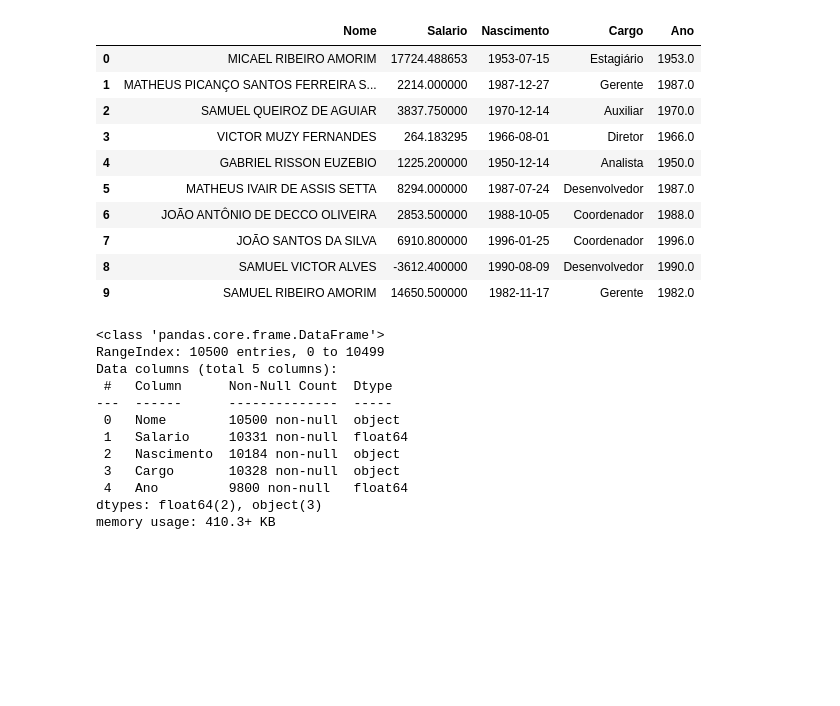
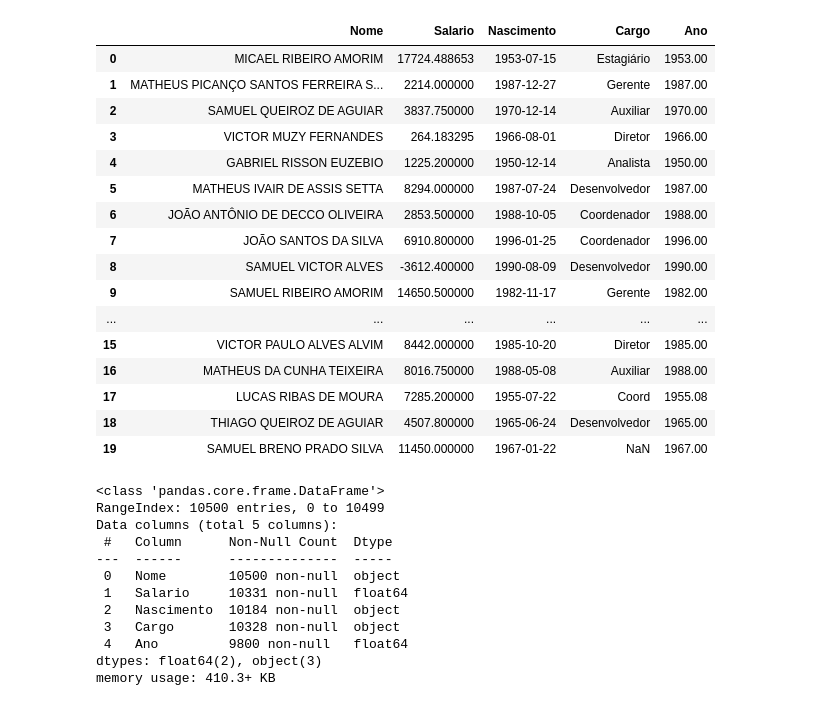
Before and after one commit to FlavioAAMotta/didatico, a Jupyter notebook: CD/2025/1-Etapa/KDD/analise.ipynb, the cells around one changed output. Cells and saved outputs as stored; diff of their text form; code cells hidden in the pictures; blank space fills up the shorter version.

```diff
--- a/CD/2025/1-Etapa/KDD/analise.ipynb
+++ b/CD/2025/1-Etapa/KDD/analise.ipynb
@@ -2,19 +2,25 @@
 import pandas as pd
 # %%
 df = pd.read_csv('dados_sujos.csv')
-display(df.head(10))
+display(df.head(20))
 # %% [output]
 |  | Nome | Salario | Nascimento | Cargo | Ano |
-| 0 | MICAEL RIBEIRO AMORIM | 17724.488653 | 1953-07-15 | Estagiário | 1953.0 |
-| 1 | MATHEUS PICANÇO SANTOS FERREIRA S... | 2214.000000 | 1987-12-27 | Gerente | 1987.0 |
-| 2 | SAMUEL QUEIROZ DE AGUIAR | 3837.750000 | 1970-12-14 | Auxiliar | 1970.0 |
-| 3 | VICTOR MUZY FERNANDES | 264.183295 | 1966-08-01 | Diretor | 1966.0 |
-| 4 | GABRIEL RISSON EUZEBIO | 1225.200000 | 1950-12-14 | Analista | 1950.0 |
-| 5 | MATHEUS IVAIR DE ASSIS SETTA | 8294.000000 | 1987-07-24 | Desenvolvedor | 1987.0 |
-| 6 | JOÃO ANTÔNIO DE DECCO OLIVEIRA | 2853.500000 | 1988-10-05 | Coordenador | 1988.0 |
-| 7 | JOÃO SANTOS DA SILVA | 6910.800000 | 1996-01-25 | Coordenador | 1996.0 |
-| 8 | SAMUEL VICTOR ALVES | -3612.400000 | 1990-08-09 | Desenvolvedor | 1990.0 |
-| 9 | SAMUEL RIBEIRO AMORIM | 14650.500000 | 1982-11-17 | Gerente | 1982.0 |
+| 0 | MICAEL RIBEIRO AMORIM | 17724.488653 | 1953-07-15 | Estagiário | 1953.00 |
+| 1 | MATHEUS PICANÇO SANTOS FERREIRA S... | 2214.000000 | 1987-12-27 | Gerente | 1987.00 |
+| 2 | SAMUEL QUEIROZ DE AGUIAR | 3837.750000 | 1970-12-14 | Auxiliar | 1970.00 |
+| 3 | VICTOR MUZY FERNANDES | 264.183295 | 1966-08-01 | Diretor | 1966.00 |
+| 4 | GABRIEL RISSON EUZEBIO | 1225.200000 | 1950-12-14 | Analista | 1950.00 |
+| 5 | MATHEUS IVAIR DE ASSIS SETTA | 8294.000000 | 1987-07-24 | Desenvolvedor | 1987.00 |
+| 6 | JOÃO ANTÔNIO DE DECCO OLIVEIRA | 2853.500000 | 1988-10-05 | Coordenador | 1988.00 |
+| 7 | JOÃO SANTOS DA SILVA | 6910.800000 | 1996-01-25 | Coordenador | 1996.00 |
+| 8 | SAMUEL VICTOR ALVES | -3612.400000 | 1990-08-09 | Desenvolvedor | 1990.00 |
+| 9 | SAMUEL RIBEIRO AMORIM | 14650.500000 | 1982-11-17 | Gerente | 1982.00 |
+| ... | ... | ... | ... | ... | ... |
+| 15 | VICTOR PAULO ALVES ALVIM | 8442.000000 | 1985-10-20 | Diretor | 1985.00 |
+| 16 | MATHEUS DA CUNHA TEIXEIRA | 8016.750000 | 1988-05-08 | Auxiliar | 1988.00 |
+| 17 | LUCAS RIBAS DE MOURA | 7285.200000 | 1955-07-22 | Coord | 1955.08 |
+| 18 | THIAGO QUEIROZ DE AGUIAR | 4507.800000 | 1965-06-24 | Desenvolvedor | 1965.00 |
+| 19 | SAMUEL BRENO PRADO SILVA | 11450.000000 | 1967-01-22 | NaN | 1967.00 |
 # %%
 # Análise Exploratória dos Dados (EDA)
 # Exibe informações gerais sobre o DataFrame e estatísticas descritivas
```
Also changed, not shown: parts of 1 cell of this notebook, 1 other file.
